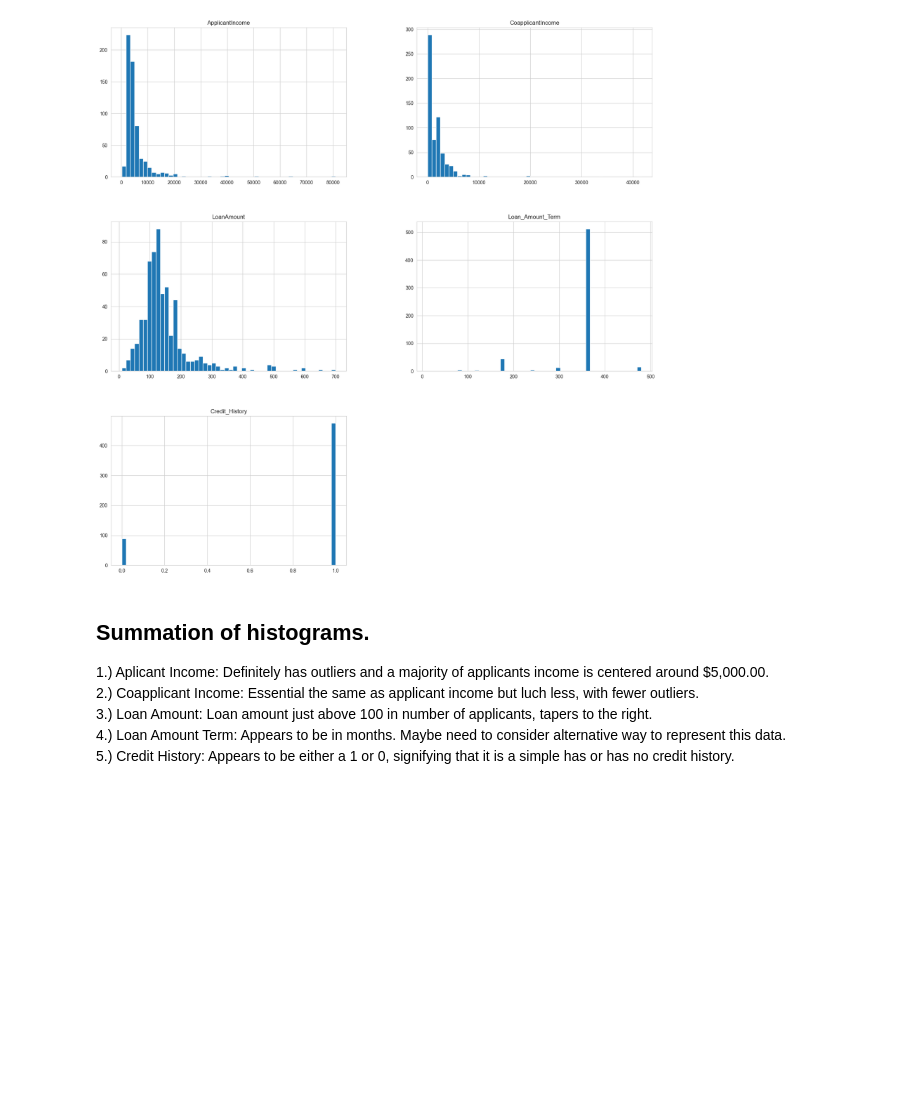
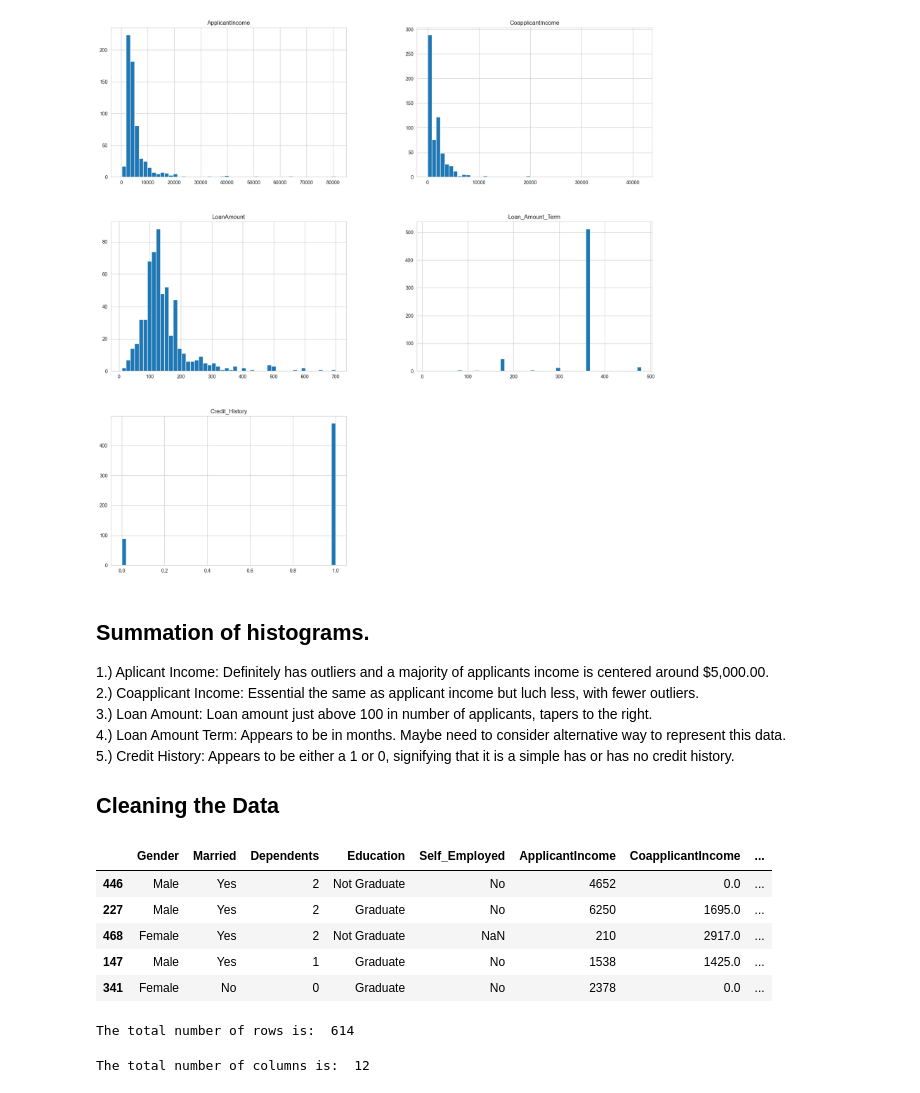
Before and after one commit to AirPro/freidrd-final-project-alternate, a Jupyter notebook: Loan_Data.ipynb, the cells around one changed output. Saved outputs shown, nothing was run; the diff lists cells and outputs as text; code cells hidden in the pictures; blank space fills up the shorter version.

Commit message:
Drop Lona_ID column not needed

```diff
--- a/Loan_Data.ipynb
+++ b/Loan_Data.ipynb
@@ -120,4 +120,28 @@ array([[<AxesSubplot: title={'center': 'ApplicantIncome'}>,
 2.) Coapplicant Income: Essential the same as applicant income but luch less, with fewer outliers. <br>
 3.) Loan Amount: Loan amount just above 100 in number of applicants, tapers to the right. <br>
 4.) Loan Amount Term: Appears to be in months. Maybe need to consider alternative way to represent this data. <br>
-5.) Credit History: Appears to be either a 1 or 0, signifying that it is a simple has or has no credit history.
+5.) Credit History: Appears to be either a 1 or 0, signifying that it is a simple has or has no credit history. <br>
+## Cleaning the Data
+# %%
+# Drop the Loan_ID column it provides no important information.
+dfloan.drop(columns='Loan_ID', inplace=True)
+# %%
+# Make sure the Loan_ID column has been droped from the datarframe.
+dfloan.sample(5)
+# %% [output]
+|  | Gender | Married | Dependents | Education | Self_Employed | ApplicantIncome | CoapplicantIncome | ... |
+| 446 | Male | Yes | 2 | Not Graduate | No | 4652 | 0.0 | ... |
+| 227 | Male | Yes | 2 | Graduate | No | 6250 | 1695.0 | ... |
+| 468 | Female | Yes | 2 | Not Graduate | NaN | 210 | 2917.0 | ... |
+| 147 | Male | Yes | 1 | Graduate | No | 1538 | 1425.0 | ... |
+| 341 | Female | No | 0 | Graduate | No | 2378 | 0.0 | ... |
+# %%
+# Get the number of rows.
+print('The total number of rows is: ', len(dfloan))
+# %% [output]
+The total number of rows is:  614
+# %%
+# Get the total number of columns.
+print('The total number of columns is: ', len(dfloan.columns))
+# %% [output]
+The total number of columns is:  12
```
Also changed, not shown: parts of 1 cell of this notebook.
